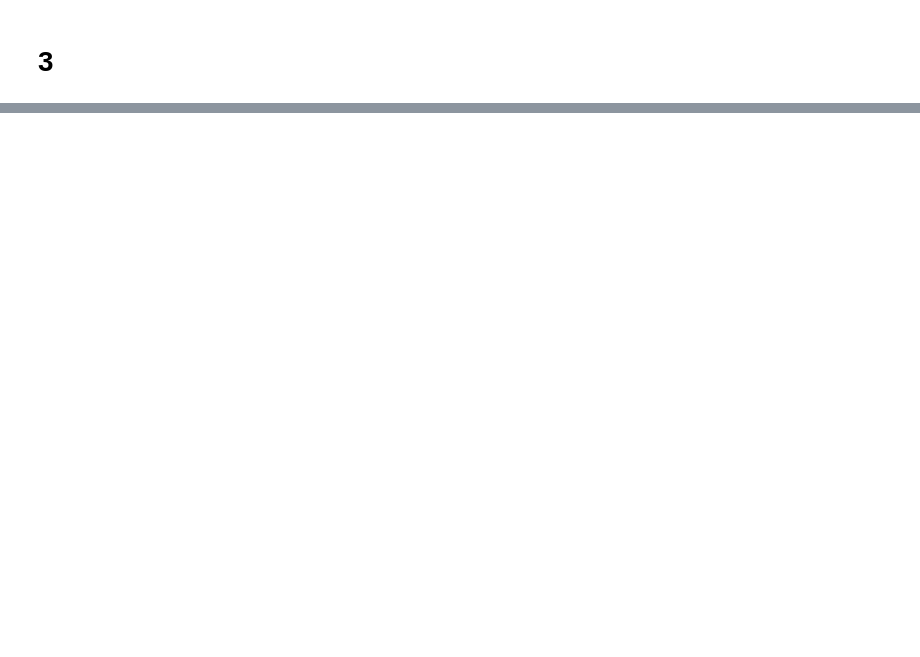
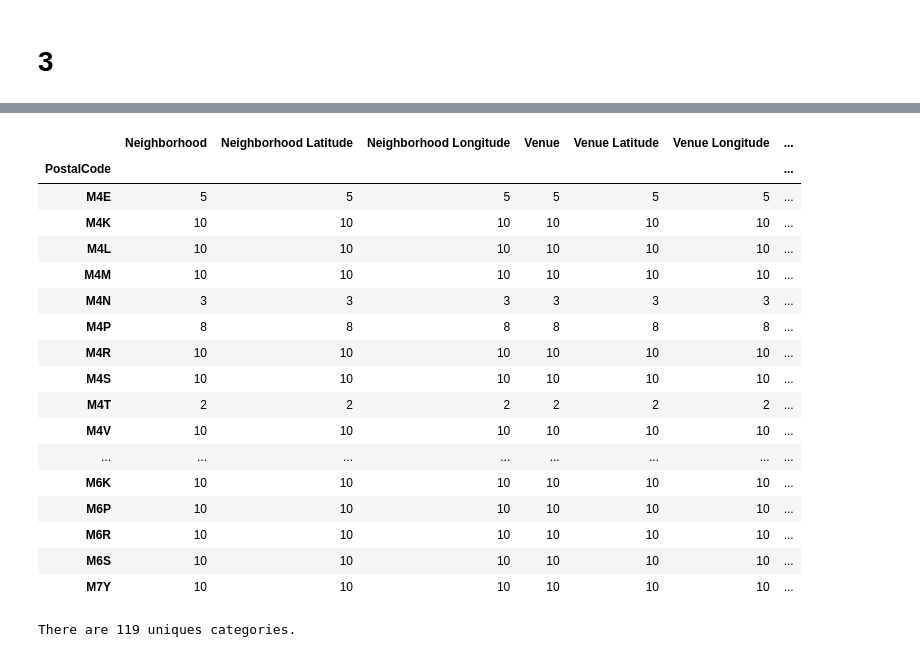
Before and after one commit to Olga-I/Coursera_Capstone, a Jupyter notebook: neighborhoods_in_toronto.ipynb, the cells around one changed output, grey strips where cells are left out. Saved outputs shown, nothing was run; the diff lists cells and outputs as text; code cells hidden in the pictures; blank space fills up the shorter version.

```diff
--- a/neighborhoods_in_toronto.ipynb
+++ b/neighborhoods_in_toronto.ipynb
@@ -123,3 +165,7 @@ for lat, lng, borough, neighborhood in zip(neighborhoods['Latitude'], neighborho
 map_toronto
 # %% [output]
 [interactive output not drawn]
+# %%
+toronto = neighborhoods[neighborhoods['Borough'].str.contains('Toronto')].reset_index(drop=True)
+toronto.head()
+toronto.shape
@@ -125,0 +174,21 @@ map_toronto
+# %%
+#latitude = 43.653908
+#longitude = -79.384293
+# create map of New York using latitude and longitude values
+map_toronto = folium.Map(location=[latitude, longitude], zoom_start=13)
+
+# add markers to map
+for lat, lng, borough, neighborhood in zip(toronto['Latitude'], toronto['Longitude'], toronto['Borough'], toronto['Neighborhood']):
+    label = '{}, {}'.format(neighborhood, borough)
+    label = folium.Popup(label, parse_html=True)
+    folium.CircleMarker(
+        [lat, lng],
+        radius=3,
+        popup=label,
+        color='blue',
+        fill=True,
+        fill_color='#3186cc',
+        fill_opacity=0.7,
+        parse_html=False).add_to(map_toronto)
+
+map_toronto
@@ -125,0 +197,8 @@ map_toronto
+# %%
+CLIENT_ID = 'IFBX01UP1J24CUVKQW2TZ3ZYWWYBUECRGRGCFLFDV2SDOY2Z' # your Foursquare ID
+CLIENT_SECRET = 'FOHS4F1PAADMGTAHEQCLGELE5GOZR5H4SQ2QBMWVYVEFWST5' # your Foursquare Secret
+VERSION = '20180605' # Foursquare API version
+
+print('Your credentails:')
+print('CLIENT_ID: ' + CLIENT_ID)
+print('CLIENT_SECRET:' + CLIENT_SECRET)
@@ -125,0 +256,6 @@ map_toronto
+# %%
+toronto_venues = getNearbyVenues(pcodes = toronto['PostalCode'],
+                                   names = toronto['Neighborhood'],
+                                   latitudes = toronto['Latitude'],
+                                   longitudes = toronto['Longitude']
+                                  )
@@ -125,0 +291,25 @@ map_toronto
+# %%
+toronto_venues.groupby('PostalCode').count()
+# %% [output]
+|  | Neighborhood | Neighborhood Latitude | Neighborhood Longitude | Venue | Venue Latitude | Venue Longitude | ... |
+| PostalCode |  |  |  |  |  |  | ... |
+| M4E | 5 | 5 | 5 | 5 | 5 | 5 | ... |
+| M4K | 10 | 10 | 10 | 10 | 10 | 10 | ... |
+| M4L | 10 | 10 | 10 | 10 | 10 | 10 | ... |
+| M4M | 10 | 10 | 10 | 10 | 10 | 10 | ... |
+| M4N | 3 | 3 | 3 | 3 | 3 | 3 | ... |
+| M4P | 8 | 8 | 8 | 8 | 8 | 8 | ... |
+| M4R | 10 | 10 | 10 | 10 | 10 | 10 | ... |
+| M4S | 10 | 10 | 10 | 10 | 10 | 10 | ... |
+| M4T | 2 | 2 | 2 | 2 | 2 | 2 | ... |
+| M4V | 10 | 10 | 10 | 10 | 10 | 10 | ... |
+| ... | ... | ... | ... | ... | ... | ... | ... |
+| M6K | 10 | 10 | 10 | 10 | 10 | 10 | ... |
+| M6P | 10 | 10 | 10 | 10 | 10 | 10 | ... |
+| M6R | 10 | 10 | 10 | 10 | 10 | 10 | ... |
+| M6S | 10 | 10 | 10 | 10 | 10 | 10 | ... |
+| M7Y | 10 | 10 | 10 | 10 | 10 | 10 | ... |
+# %%
+print('There are {} uniques categories.'.format(len(toronto_venues['Venue Category'].unique())))
+# %% [output]
+There are 119 uniques categories.
```
Also changed, not shown: parts of 31 cells of this notebook.
